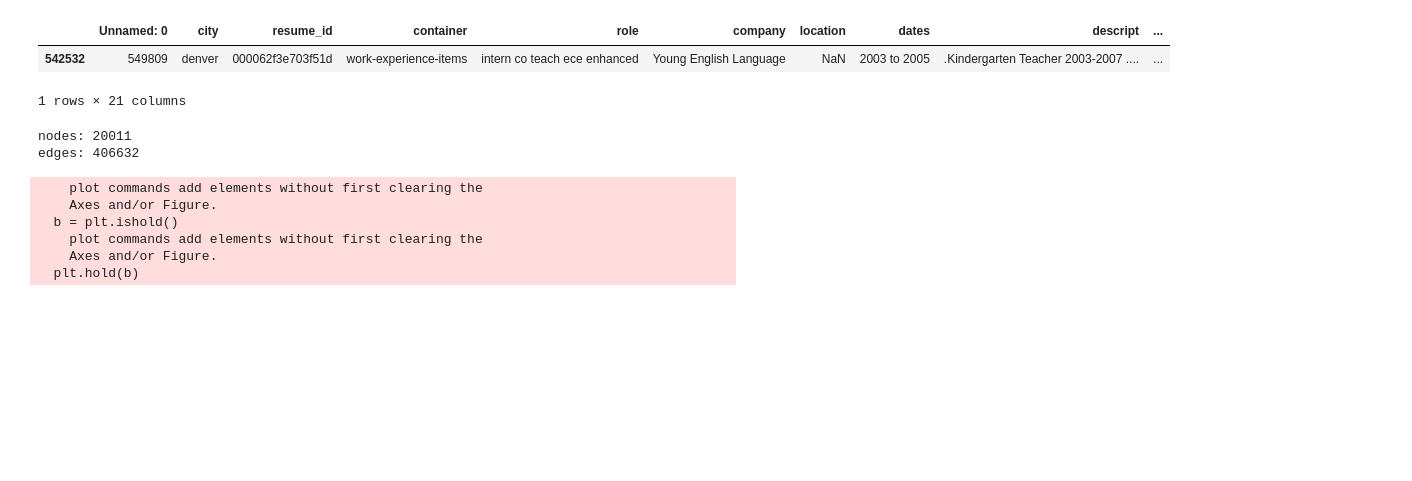
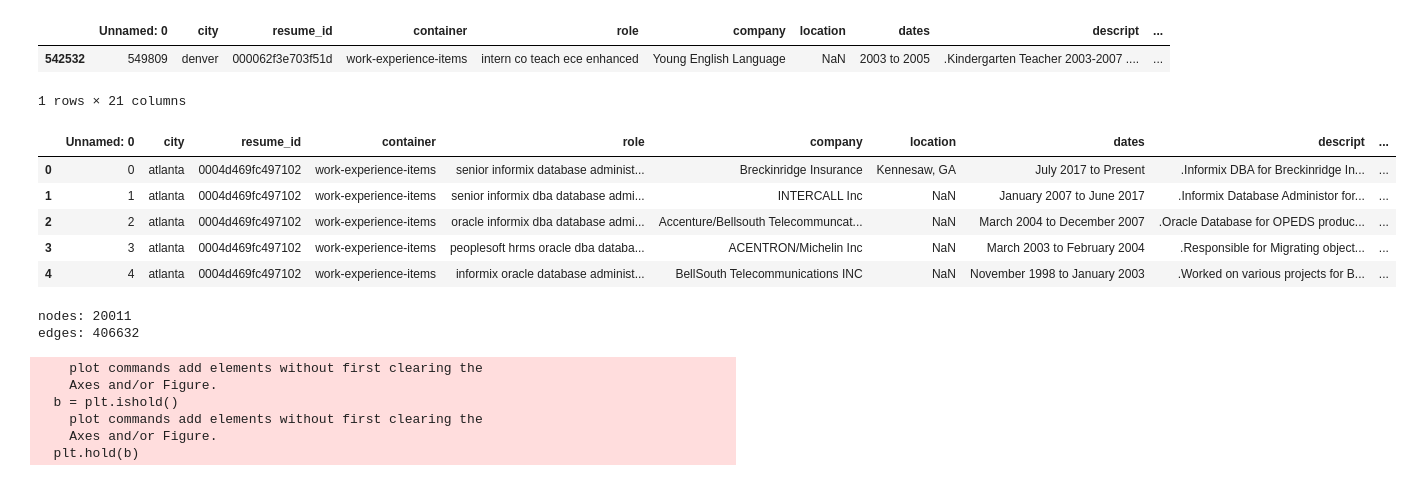
Before and after one commit to icareerclimber/career-skills-capstone, a Jupyter notebook: eda/6-10_Keri_Indeed_Resume_EDA.ipynb, the cells around one changed output. Saved outputs shown, nothing was run; the diff lists cells and outputs as text; code cells hidden in the pictures; blank space fills up the shorter version.

```diff
--- a/eda/6-10_Keri_Indeed_Resume_EDA.ipynb
+++ b/eda/6-10_Keri_Indeed_Resume_EDA.ipynb
@@ -56,6 +112,8 @@ data = data[~data.dates.isnull()]
 
 # Removed jobs without description
 data = data[~data.descript.isnull()]
+
+data = data[~data.converted_job_title.isnull()]
 # %%
 data.loc[data.converted_job_title.isnull()]['converted_job_title'] = 'Unknown'
 # %% [output]
@@ -164,3 +216,12 @@ converted_data.head(1)
+# %%
+data.head()
+# %% [output]
+|  | Unnamed: 0 | city | resume_id | container | role | company | location | dates | descript | ... |
+| 0 | 0 | atlanta | 0004d469fc497102 | work-experience-items | senior informix database administ... | Breckinridge Insurance | Kennesaw, GA | July 2017 to Present | .Informix DBA for Breckinridge In... | ... |
+| 1 | 1 | atlanta | 0004d469fc497102 | work-experience-items | senior informix dba database admi... | INTERCALL Inc | NaN | January 2007 to June 2017 | .Informix Database Administor for... | ... |
+| 2 | 2 | atlanta | 0004d469fc497102 | work-experience-items | oracle informix dba database admi... | Accenture/Bellsouth Telecommuncat... | NaN | March 2004 to December 2007 | .Oracle Database for OPEDS produc... | ... |
+| 3 | 3 | atlanta | 0004d469fc497102 | work-experience-items | peoplesoft hrms oracle dba databa... | ACENTRON/Michelin Inc | NaN | March 2003 to February 2004 | .Responsible for Migrating object... | ... |
+| 4 | 4 | atlanta | 0004d469fc497102 | work-experience-items | informix oracle database administ... | BellSouth Telecommunications INC | NaN | November 1998 to January 2003 | .Worked on various projects for B... | ... |
 # %%
 nodes = list(converted_data.curr_job_title.unique())
 edges = list(zip(converted_data.curr_job_title.tolist(), converted_data.next_job_title.tolist()))
```
Also changed, not shown: parts of 8 cells of this notebook, 2 other files.
